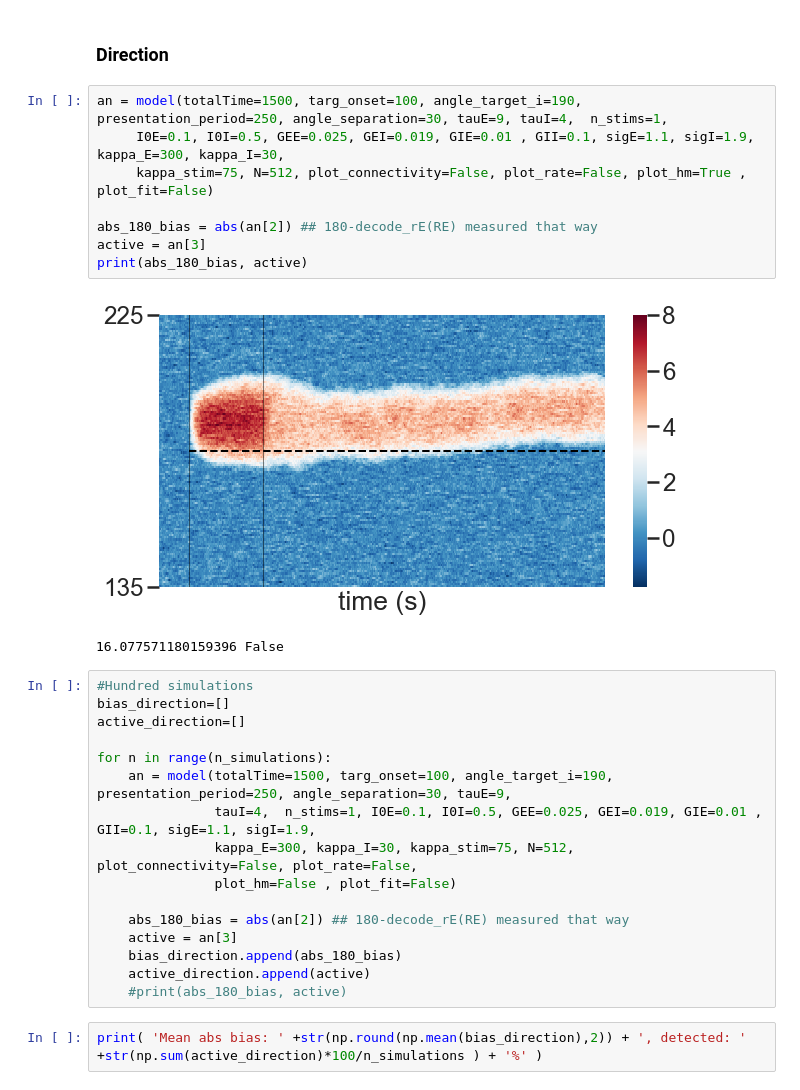
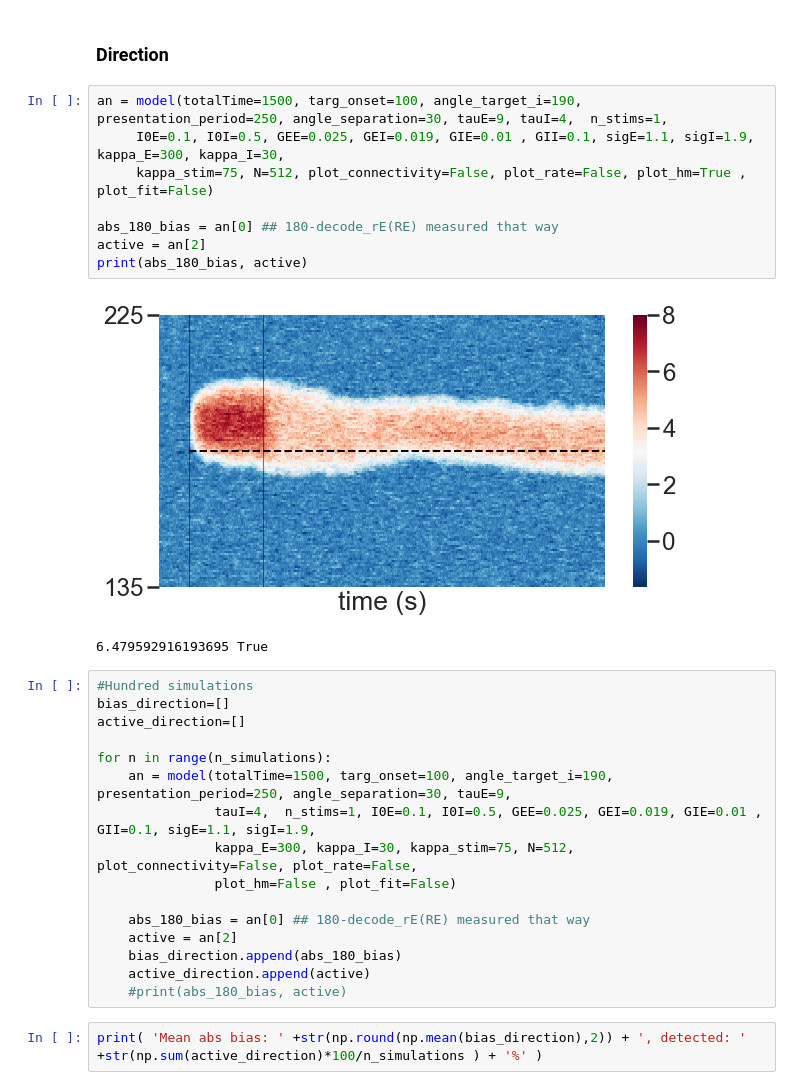
Before and after one commit to davidbestue/bump_att_misd, a Jupyter notebook: analysis_misd.ipynb, the cells around one changed output. Drawn from its saved outputs; the diff is of its cells as text.

```diff
--- a/analysis_misd.ipynb
+++ b/analysis_misd.ipynb
@@ -25,14 +24,14 @@ Error simultaion
 # %%
 an = model(totalTime=1500, targ_onset=100, angle_target_i=190, presentation_period=250, angle_separation=30, tauE=9, tauI=4,  n_stims=1,
      I0E=0.1, I0I=0.5, GEE=0.025, GEI=0.019, GIE=0.01 , GII=0.1, sigE=1.1, sigI=1.9, kappa_E=300, kappa_I=30,
      kappa_stim=75, N=512, plot_connectivity=False, plot_rate=False, plot_hm=True , plot_fit=False)
 
-abs_180_bias = abs(an[2]) ## 180-decode_rE(RE) measured that way
-active = an[3]
+abs_180_bias = an[0] ## 180-decode_rE(RE) measured that way
+active = an[2]
 print(abs_180_bias, active)
 # %% [output]
-[figure, old version]
+[figure, new version]
-16.077571180159396 False
+6.479592916193695 True
 # %%
 #Hundred simulations
 bias_direction=[]
@@ -44,8 +43,8 @@ for n in range(n_simulations):
                kappa_E=300, kappa_I=30, kappa_stim=75, N=512, plot_connectivity=False, plot_rate=False,
                plot_hm=False , plot_fit=False)
 
-    abs_180_bias = abs(an[2]) ## 180-decode_rE(RE) measured that way
-    active = an[3]
+    abs_180_bias = an[0] ## 180-decode_rE(RE) measured that way
+    active = an[2]
     bias_direction.append(abs_180_bias)
     active_direction.append(active)
     #print(abs_180_bias, active)
```
Also changed, not shown: parts of 2 cells of this notebook, 1 other file.
